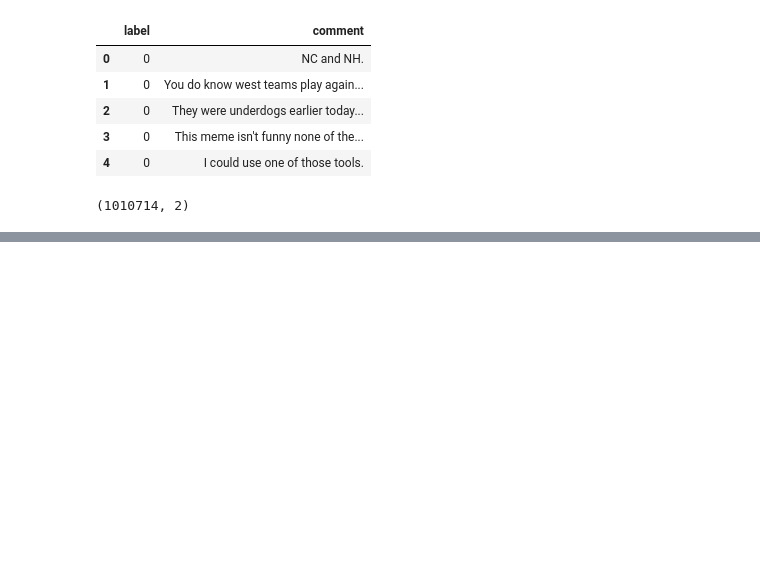
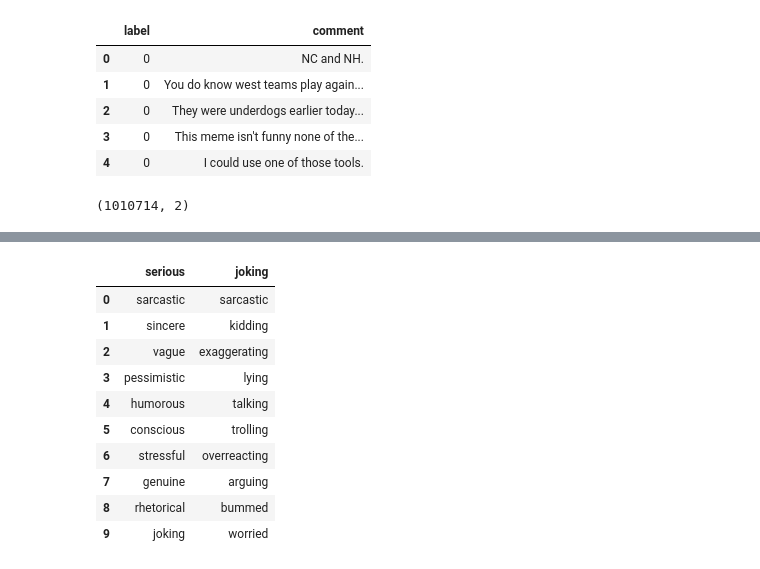
Before and after one commit to Sveto-G/Reddit-Sarcasm, a Jupyter notebook: Notebooks/robust_train.ipynb, the cells around one changed output, grey strips where cells are left out. Saved outputs shown, nothing was run; the diff lists cells and outputs as text; code cells hidden in the pictures; blank space fills up the shorter version.

```diff
--- a/Notebooks/robust_train.ipynb
+++ b/Notebooks/robust_train.ipynb
@@ -73,0 +126,21 @@ embeddings.train(tokenized_data, total_examples=model.corpus_count, epochs=model
+# %%
+# similarity scores for 'serious' and 'joking'
+serious = embeddings.most_similar('serious')
+joking = embeddings.most_similar('joking')
+
+# setting to dataframe
+pd.DataFrame(
+        data={"serious": [word for word, sim in serious],
+            "joking": [word for word, sim in joking]})
+# %% [output]
+|  | serious | joking |
+| 0 | sarcastic | sarcastic |
+| 1 | sincere | kidding |
+| 2 | vague | exaggerating |
+| 3 | pessimistic | lying |
+| 4 | humorous | talking |
+| 5 | conscious | trolling |
+| 6 | stressful | overreacting |
+| 7 | genuine | arguing |
+| 8 | rhetorical | bummed |
+| 9 | joking | worried |
```
Also changed, not shown: parts of 68 cells of this notebook.
